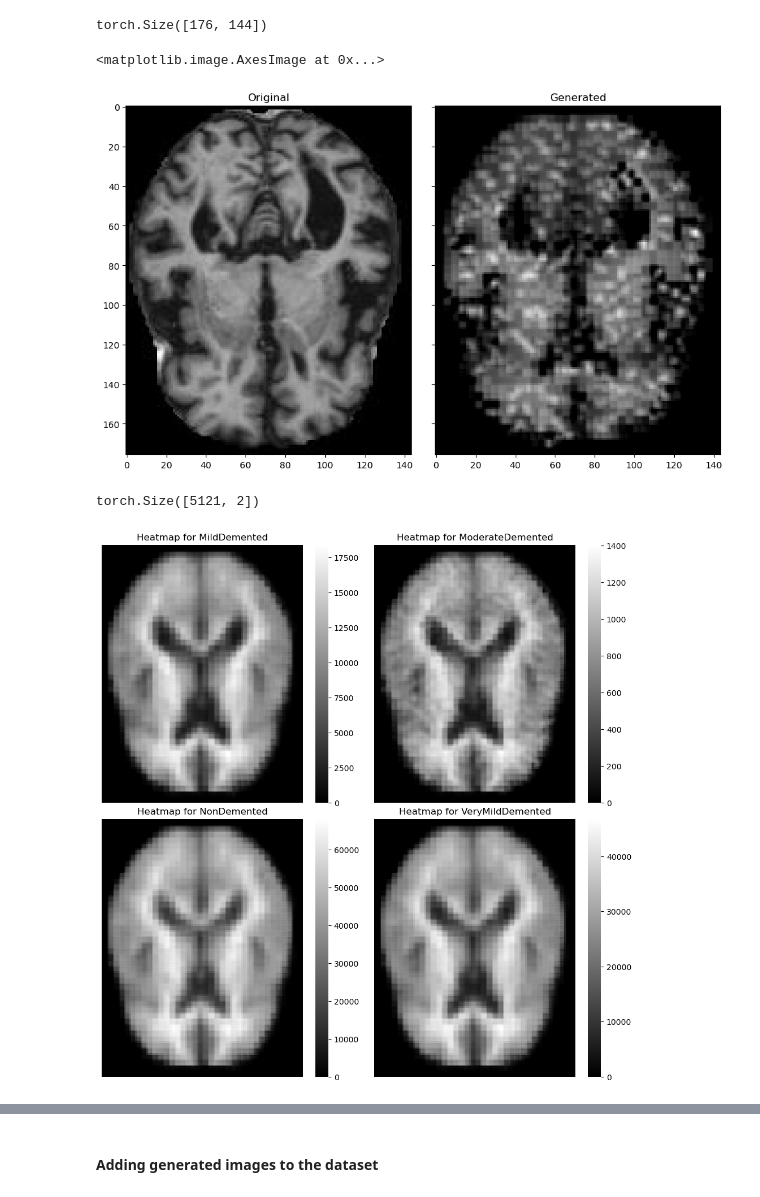
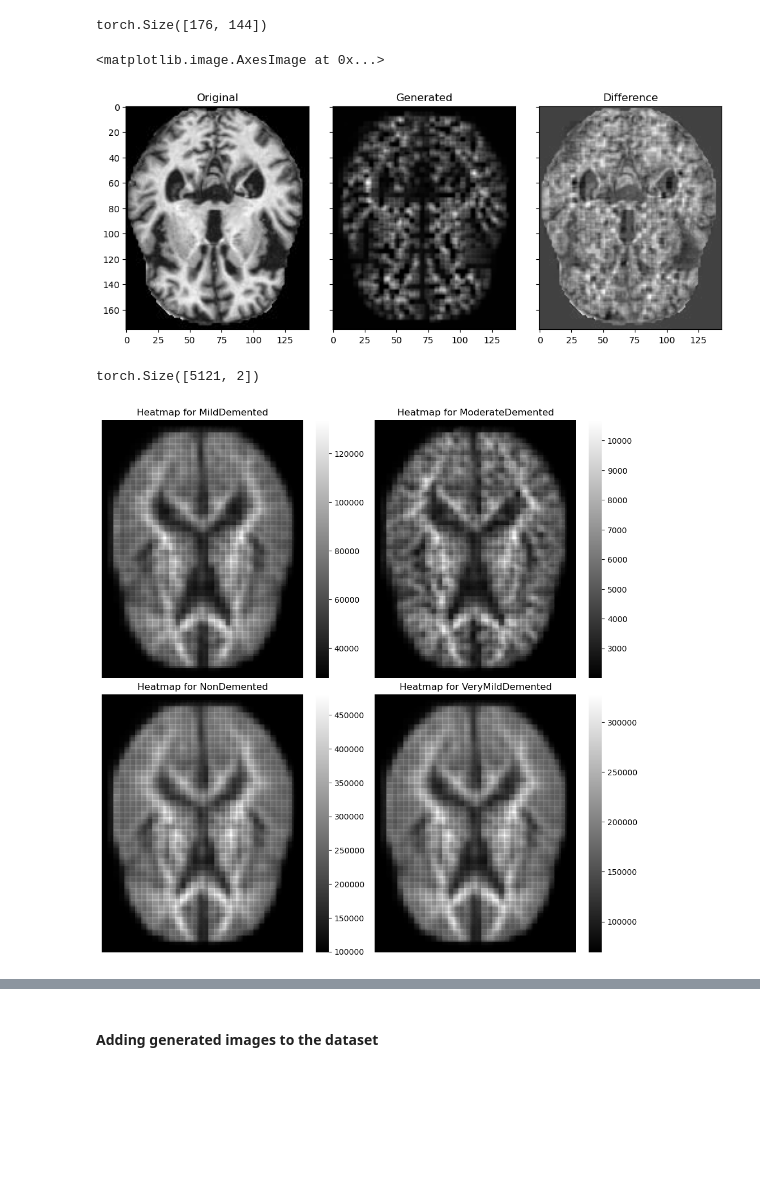
Before and after one commit to lazarovziv/ML-Pipeline, a Jupyter notebook: notebook.ipynb, the cells around one changed output, grey strips where cells are left out. Cells and saved outputs as stored; diff of their text form; code cells hidden in the pictures; blank space fills up the shorter version.

```diff
--- a/notebook.ipynb
+++ b/notebook.ipynb
@@ -631,7 +693,7 @@ class AutoEncoder(nn.Module):
 # %%
 encoded_dim = 2
-initial_out_channels = 3
-autoencoder = AutoEncoder(in_channels=1, encoded_dim=encoded_dim, initial_out_channels=initial_out_channels)
+initial_out_channels = 4
+autoencoder = AutoEncoder(in_channels=1, encoded_dim=encoded_dim, initial_out_channels=initial_out_channels).to(device)
 encoder = autoencoder.encoder
 decoder = autoencoder.decoder
 # %%
@@ -732,5 +727,5 @@ train(
 # %%
-image_to_generate = images[0]
+image_to_generate = images[1]
 # getting a generated image from the original
 with torch.no_grad():
     # expanding the channel
@@ -745,16 +740,18 @@ with torch.no_grad():
 # %% [output]
 torch.Size([176, 144])
 # %%
-fig, axes = plt.subplots(1, 2, figsize=(10, 10), sharey=True, sharex=True)
+fig, axes = plt.subplots(1, 3, figsize=(10, 10), sharey=True, sharex=True)
 fig.tight_layout()
 
 axes[0].set_title('Original')
 axes[0].imshow(image_to_generate, cmap='gray')
 axes[1].set_title('Generated')
 axes[1].imshow(generated_image.cpu(), cmap='gray')
+axes[2].set_title('Difference')
+axes[2].imshow(image_to_generate - generated_image.cpu().numpy(), cmap='gray')
 # %% [output]
 <matplotlib.image.AxesImage at 0x...>
-[figure, old version]
+[figure, new version]
 # %%
 single_channel_images = np.expand_dims(images, axis=1)
 
@@ -782,7 +779,7 @@ for i in range(len(classes)):
     ax.get_yaxis().set_visible(False)
     ax.get_xaxis().set_visible(False)
 # %% [output]
-[figure, old version]
+[figure, new version]
 # %%
 plt.scatter(encoded_images[:, 0], encoded_images[:, 1], c=images_labels)
 # %% [output]
```
Also changed, not shown: parts of 24 cells of this notebook.
